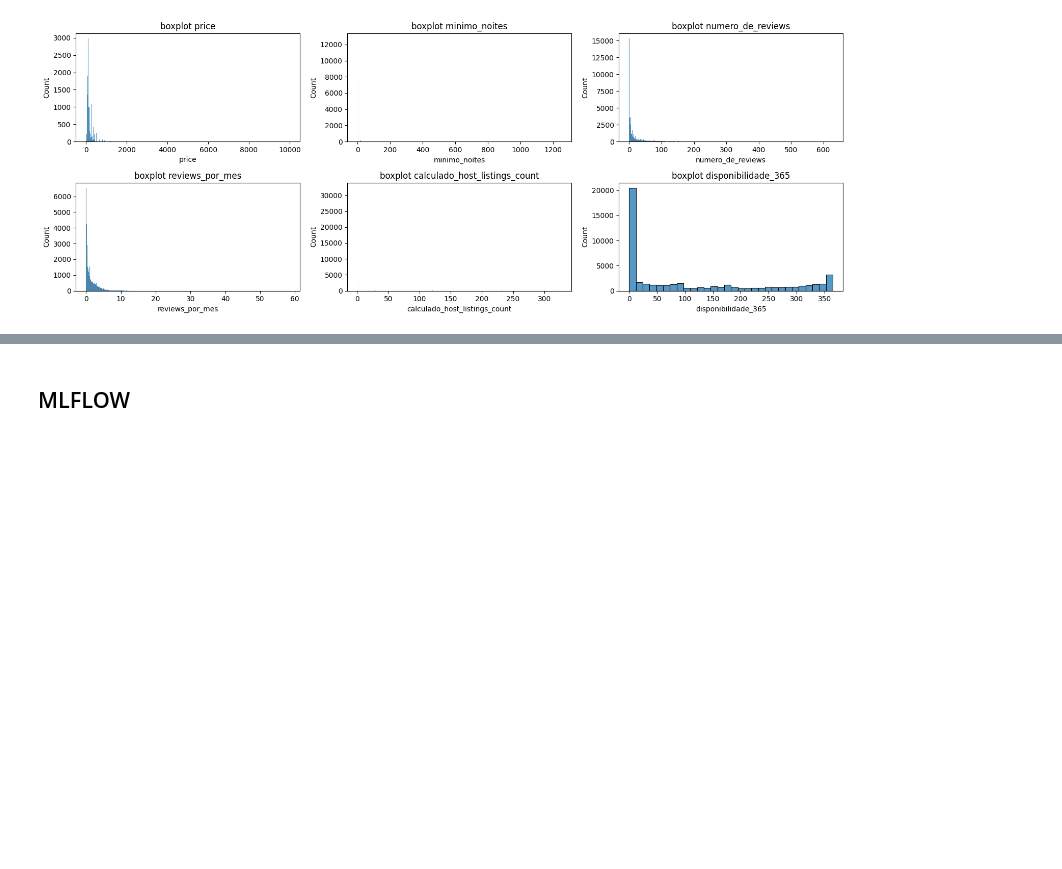
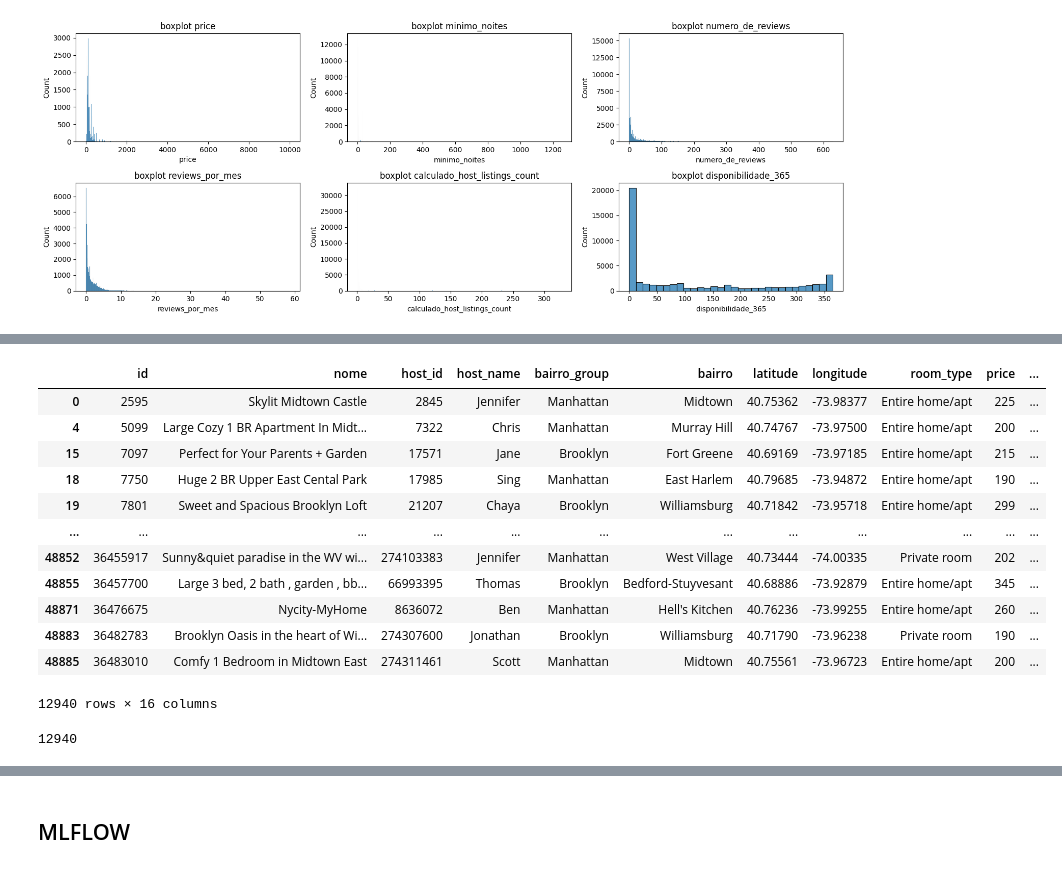
Before and after one commit to AurelioGuilherme/AmbienteDeDesenvolvimento, a Jupyter notebook: Notebooks/data_understanding.ipynb, the cells around one changed output, grey strips where cells are left out. Saved outputs shown, nothing was run; the diff lists cells and outputs as text; code cells hidden in the pictures; blank space fills up the shorter version.

```diff
--- a/Notebooks/data_understanding.ipynb
+++ b/Notebooks/data_understanding.ipynb
@@ -137,0 +191,21 @@ plt.show()
+# %%
+q3 = df.price.quantile(0.75)
+df.query('price >= @q3')
+# %% [output]
+|  | id | nome | host_id | host_name | bairro_group | bairro | latitude | longitude | room_type | price | ... |
+| 0 | 2595 | Skylit Midtown Castle | 2845 | Jennifer | Manhattan | Midtown | 40.75362 | -73.98377 | Entire home/apt | 225 | ... |
+| 4 | 5099 | Large Cozy 1 BR Apartment In Midt... | 7322 | Chris | Manhattan | Murray Hill | 40.74767 | -73.97500 | Entire home/apt | 200 | ... |
+| 15 | 7097 | Perfect for Your Parents + Garden | 17571 | Jane | Brooklyn | Fort Greene | 40.69169 | -73.97185 | Entire home/apt | 215 | ... |
+| 18 | 7750 | Huge 2 BR Upper East Cental Park | 17985 | Sing | Manhattan | East Harlem | 40.79685 | -73.94872 | Entire home/apt | 190 | ... |
+| 19 | 7801 | Sweet and Spacious Brooklyn Loft | 21207 | Chaya | Brooklyn | Williamsburg | 40.71842 | -73.95718 | Entire home/apt | 299 | ... |
+| ... | ... | ... | ... | ... | ... | ... | ... | ... | ... | ... | ... |
+| 48852 | 36455917 | Sunny&quiet paradise in the WV wi... | 274103383 | Jennifer | Manhattan | West Village | 40.73444 | -74.00335 | Private room | 202 | ... |
+| 48855 | 36457700 | Large 3 bed, 2 bath , garden , bb... | 66993395 | Thomas | Brooklyn | Bedford-Stuyvesant | 40.68886 | -73.92879 | Entire home/apt | 345 | ... |
+| 48871 | 36476675 | Nycity-MyHome | 8636072 | Ben | Manhattan | Hell's Kitchen | 40.76236 | -73.99255 | Entire home/apt | 260 | ... |
+| 48883 | 36482783 | Brooklyn Oasis in the heart of Wi... | 274307600 | Jonathan | Brooklyn | Williamsburg | 40.71790 | -73.96238 | Private room | 190 | ... |
+| 48885 | 36483010 | Comfy 1 Bedroom in Midtown East | 274311461 | Scott | Manhattan | Midtown | 40.75561 | -73.96723 | Entire home/apt | 200 | ... |
+12940 rows × 16 columns
+# %%
+len(df.query('price >= @q3'))
+# %% [output]
+12940
```
Also changed, not shown: parts of 12 cells of this notebook, 3 other files.
